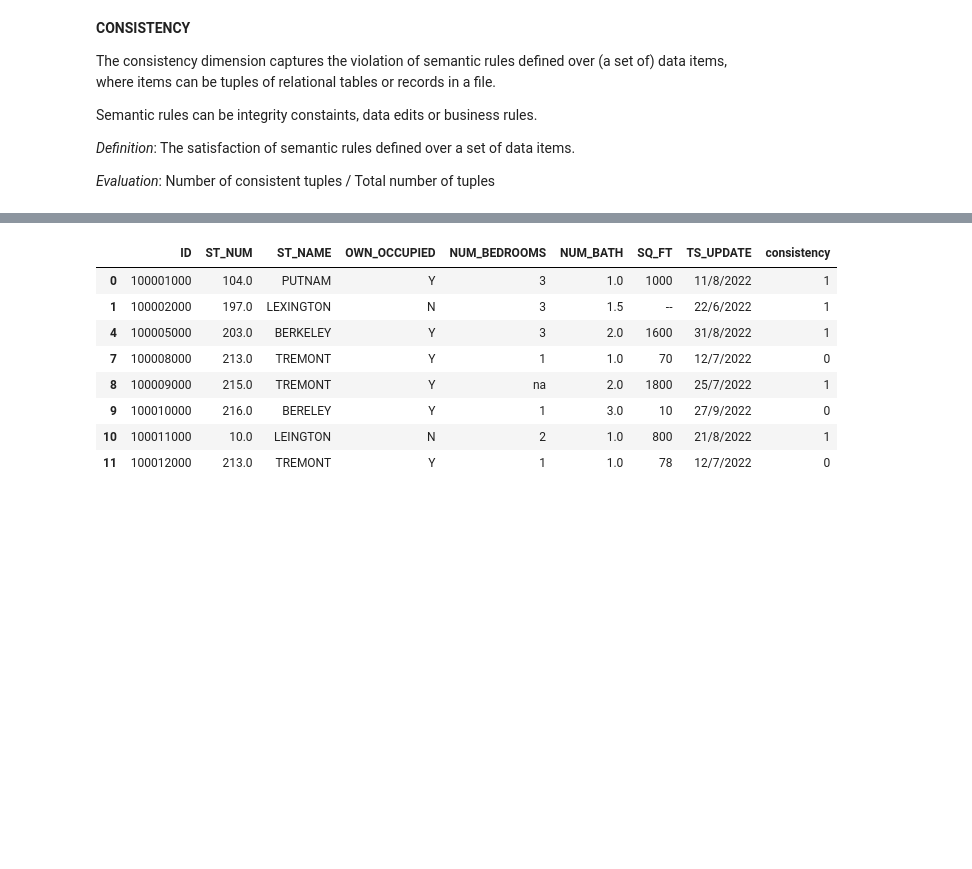
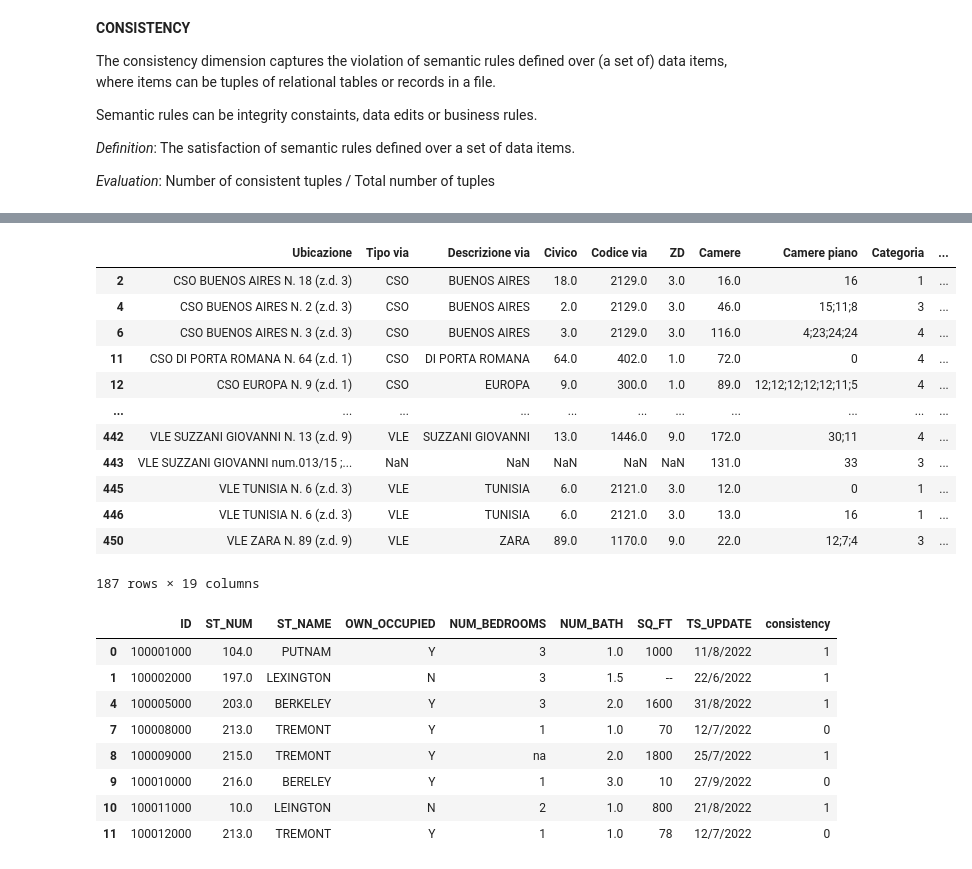
Before and after one commit to silviamacchi/DataQuality_project, a Jupyter notebook: Script_Silvia.ipynb, the cells around one changed output, grey strips where cells are left out. Cells and saved outputs as stored; diff of their text form; code cells hidden in the pictures; blank space fills up the shorter version.

Commit message:
try Consistency semantic rules

```diff
--- a/Script.ipynb
+++ b/Script_Silvia.ipynb
@@ -276,3 +268,6 @@ Semantic rules can be integrity constaints, data edits or business rules.
 *Evaluation*: Number of consistent tuples / Total number of tuples
 # %%
 #PROPERTY = pd.read_csv('https://raw.githubusercontent.com/camillasancricca/DATADIQ/master/PROPERTY.csv')
+# %%
+STRUTTURE_COPY = STRUTTURE.copy()
+STRUTTURE_COPY.head()
@@ -278,0 +281,22 @@ Semantic rules can be integrity constaints, data edits or business rules.
+# %%
+#rules:
+#       - 1)Camere = somma Camere piano
+#       - 2)Piani totali = somma Piano piano
+#       - 3)Posti letto = somma Posti letto per piano
+#       - 4)Camere <= (minore/uguale) Posti letto
+
+STRUTTURE_COPY['Camere piano'] = STRUTTURE_COPY['Camere piano'].fillna(0)
+sum_Camere = STRUTTURE_COPY['Camere piano'].apply(lambda x: sum(int(n) for n in str(x).split(';') if n.strip().isdigit()))
+STRUTTURE_COPY['Check_sum_camere'] = np.where(STRUTTURE_COPY['Camere'] == sum_Camere, 1, 0)
+
+STRUTTURE_COPY['Piano piano'] = STRUTTURE_COPY['Piano piano'].fillna(0)
+sum_Piano = STRUTTURE_COPY['Piano piano'].apply(lambda x: sum(int(n) for n in str(x).split(';') if n.strip().isdigit()))
+STRUTTURE_COPY['Check_sum_piani'] = np.where(STRUTTURE_COPY['Piani totali'] == sum_Piano, 1, 0)
+
+STRUTTURE_COPY['Posti letto per piano'] = STRUTTURE_COPY['Posti letto per piano'].fillna(0)
+sum_Posti_letto_piano = STRUTTURE_COPY['Posti letto per piano'].apply(lambda x: sum(int(n) for n in str(x).split(';') if n.strip().isdigit()))
+STRUTTURE_COPY['Check_sum_posti_letto'] = np.where(STRUTTURE_COPY['Posti letto'] == sum_Posti_letto_piano, 1, 0)
+
+STRUTTURE_COPY['Check_camere_minore_letti'] = np.where(sum_Camere <= sum_Posti_letto_piano, 1, 0)
+
+STRUTTURE_COPY.head()
@@ -279,3 +310,21 @@ Semantic rules can be integrity constaints, data edits or business rules.
+# %%
+
+PROPERTY_count = STRUTTURE_COPY[((STRUTTURE_COPY['Camere'].notna())& (STRUTTURE_COPY['Piani totali'].notna())&(STRUTTURE_COPY['Posti letto'].notna()))]
+PROPERTY_count
+# %% [output]
+|  | Ubicazione | Tipo via | Descrizione via | Civico | Codice via | ZD | Camere | Camere piano | Categoria | ... |
+| 2 | CSO BUENOS AIRES N. 18 (z.d. 3) | CSO | BUENOS AIRES | 18.0 | 2129.0 | 3.0 | 16.0 | 16 | 1 | ... |
+| 4 | CSO BUENOS AIRES N. 2 (z.d. 3) | CSO | BUENOS AIRES | 2.0 | 2129.0 | 3.0 | 46.0 | 15;11;8 | 3 | ... |
+| 6 | CSO BUENOS AIRES N. 3 (z.d. 3) | CSO | BUENOS AIRES | 3.0 | 2129.0 | 3.0 | 116.0 | 4;23;24;24 | 4 | ... |
+| 11 | CSO DI PORTA ROMANA N. 64 (z.d. 1) | CSO | DI PORTA ROMANA | 64.0 | 402.0 | 1.0 | 72.0 | 0 | 4 | ... |
+| 12 | CSO EUROPA N. 9 (z.d. 1) | CSO | EUROPA | 9.0 | 300.0 | 1.0 | 89.0 | 12;12;12;12;12;11;5 | 4 | ... |
+| ... | ... | ... | ... | ... | ... | ... | ... | ... | ... | ... |
+| 442 | VLE SUZZANI GIOVANNI N. 13 (z.d. 9) | VLE | SUZZANI GIOVANNI | 13.0 | 1446.0 | 9.0 | 172.0 | 30;11 | 4 | ... |
+| 443 | VLE SUZZANI GIOVANNI num.013/15 ;... | NaN | NaN | NaN | NaN | NaN | 131.0 | 33 | 3 | ... |
+| 445 | VLE TUNISIA N. 6 (z.d. 3) | VLE | TUNISIA | 6.0 | 2121.0 | 3.0 | 12.0 | 0 | 1 | ... |
+| 446 | VLE TUNISIA N. 6 (z.d. 3) | VLE | TUNISIA | 6.0 | 2121.0 | 3.0 | 13.0 | 16 | 1 | ... |
+| 450 | VLE ZARA N. 89 (z.d. 9) | VLE | ZARA | 89.0 | 1170.0 | 9.0 | 22.0 | 12;7;4 | 3 | ... |
+187 rows × 19 columns
 # %%
 #we define a rule that the number of bathrooms should be lower than the number of bedrooms
 #we add the column consistency
```
Also changed, not shown: parts of 20 cells of this notebook, 1 other file.
